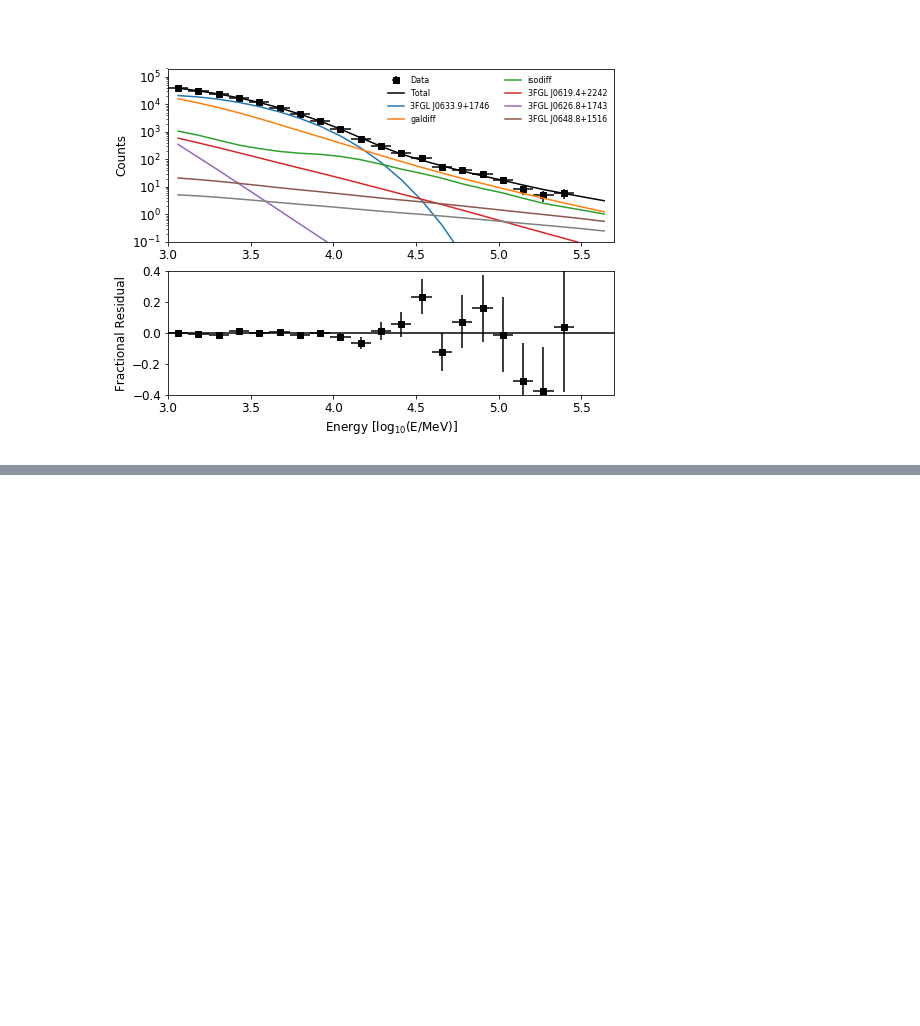
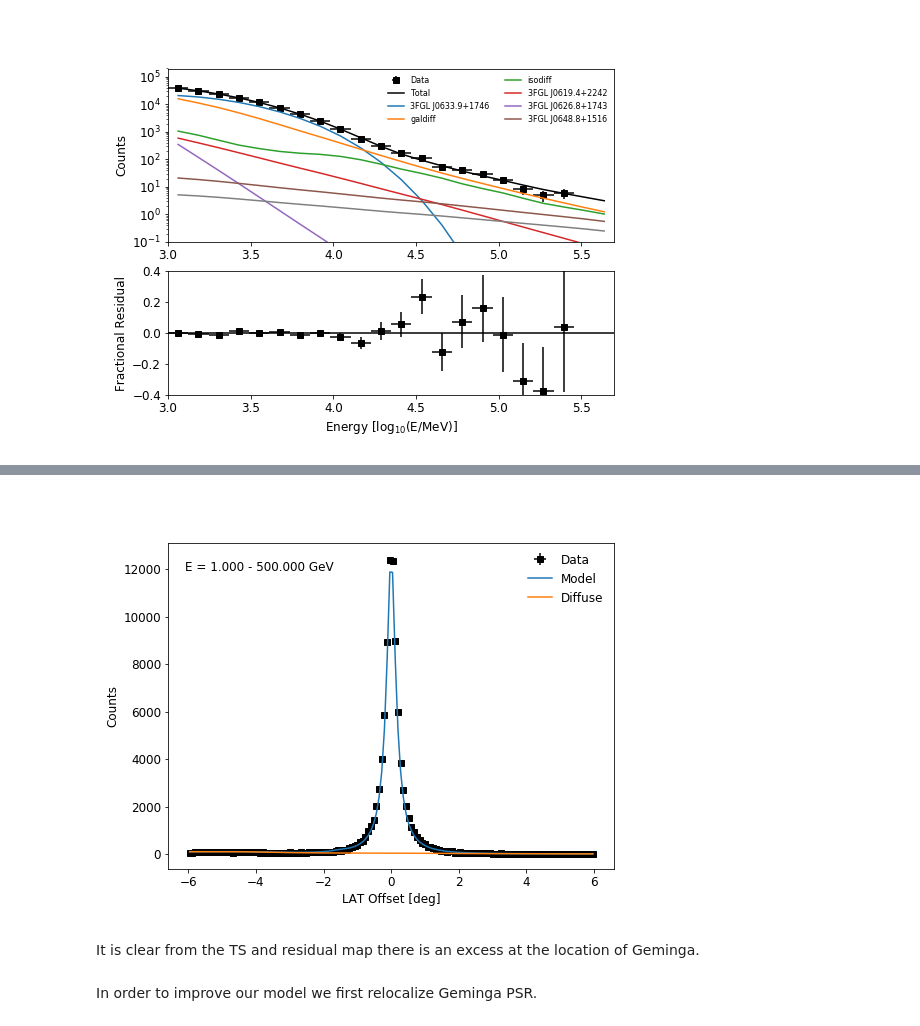
Before and after one commit to fermiPy/fermipy-extra, a Jupyter notebook: notebooks/phase_analysis.ipynb, the cells around one changed output, grey strips where cells are left out. Drawn from its saved outputs; the diff is of its cells as text; code cells hidden in the pictures; blank space fills up the shorter version.

```diff
--- a/notebooks/phase_analysis.ipynb
+++ b/notebooks/phase_analysis.ipynb
@@ -343,0 +355,8 @@ Image(filename='outdir/initial_counts_spectrum.png')
+# %%
+Image(filename='outdir/initial_counts_map_yproj_3.000_5.699.png')
+# %% [output]
+[figure, added]
+# %% [markdown]
+It is clear from the TS and residual map there is an excess at the location of Geminga.
+# %% [markdown]
+In order to improve our model we first relocalize Geminga PSR.
```
Also changed, not shown: parts of 30 cells of this notebook.
